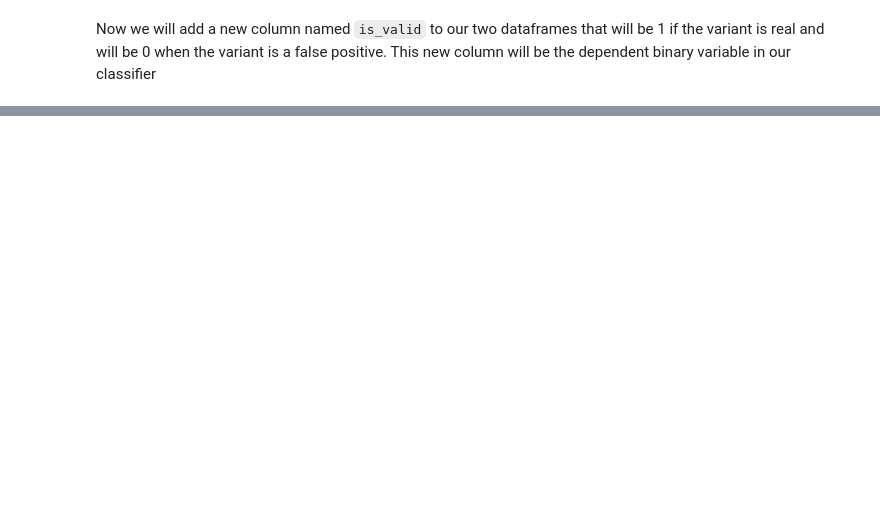
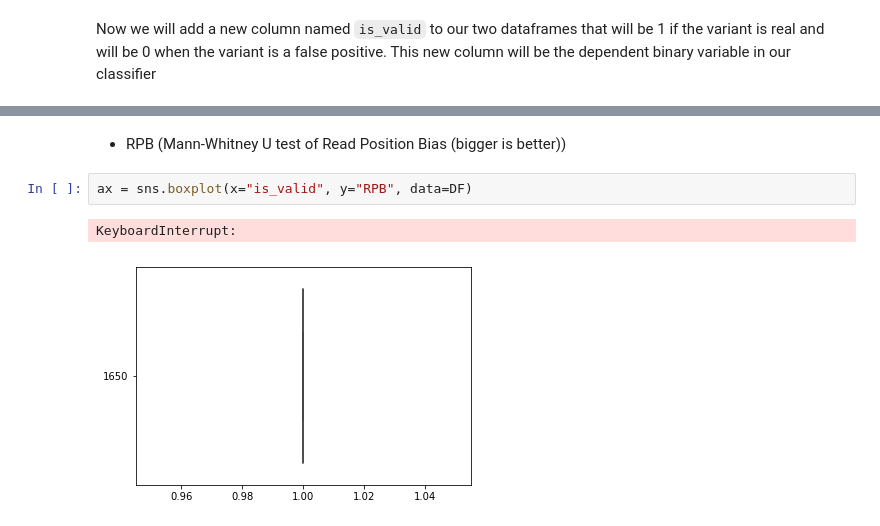
Before and after one commit to elowy01/variant_filtering, a Jupyter notebook: notebooks/Variant Filtering of a BCFTools VCF.ipynb, the cells around one changed output, grey strips where cells are left out. Cells and saved outputs as stored; diff of their text form; blank space fills up the shorter version.

```diff
--- a/notebooks/Variant Filtering of a BCFTools VCF.ipynb
+++ b/notebooks/Variant Filtering of a BCFTools VCF.ipynb
@@ -74,0 +114,7 @@ print(result)
+# %% [markdown]
+* RPB (Mann-Whitney U test of Read Position Bias (bigger is better))
+# %%
+ax = sns.boxplot(x="is_valid", y="RPB", data=DF)
+# %% [output]
+KeyboardInterrupt:
+[figure, added]
```
Also changed, not shown: parts of 16 cells of this notebook.
